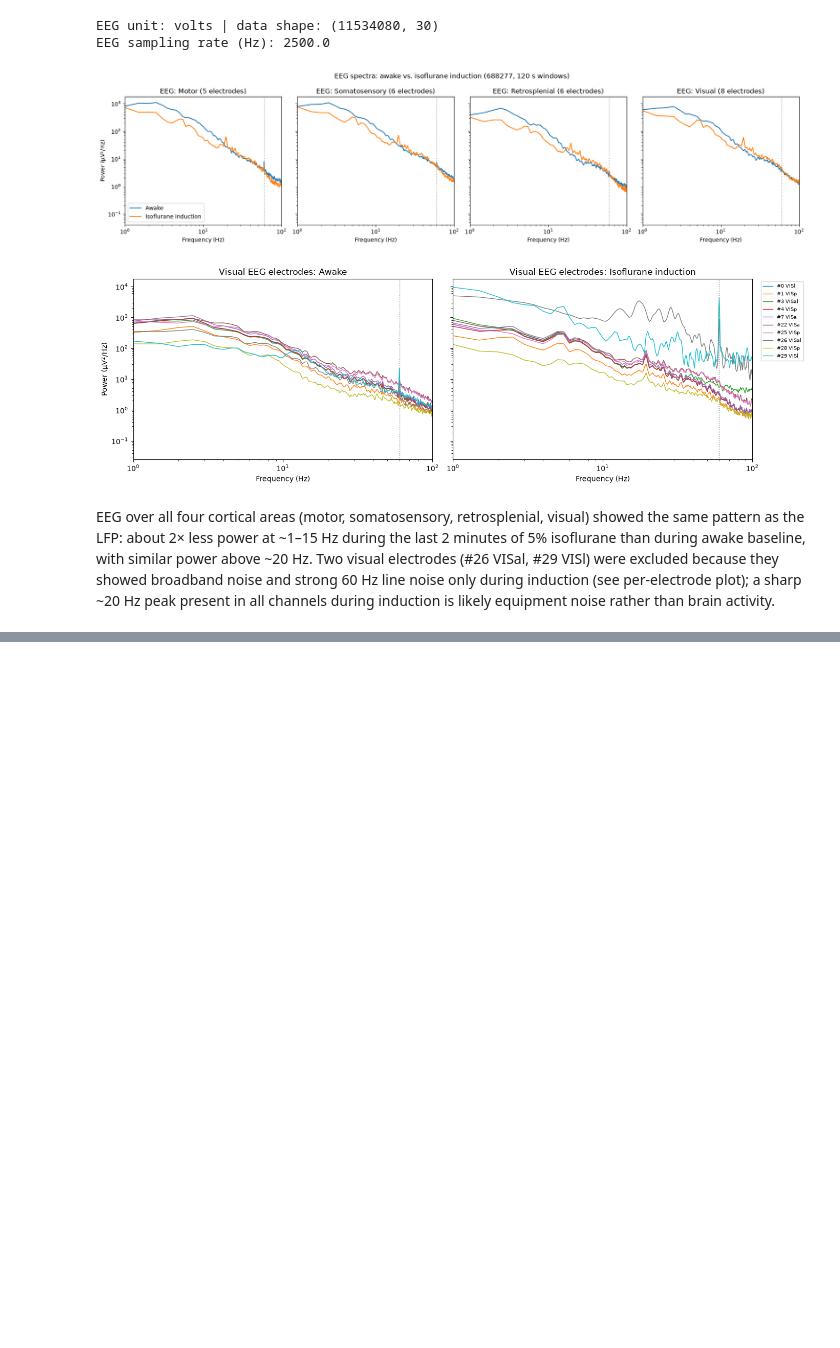
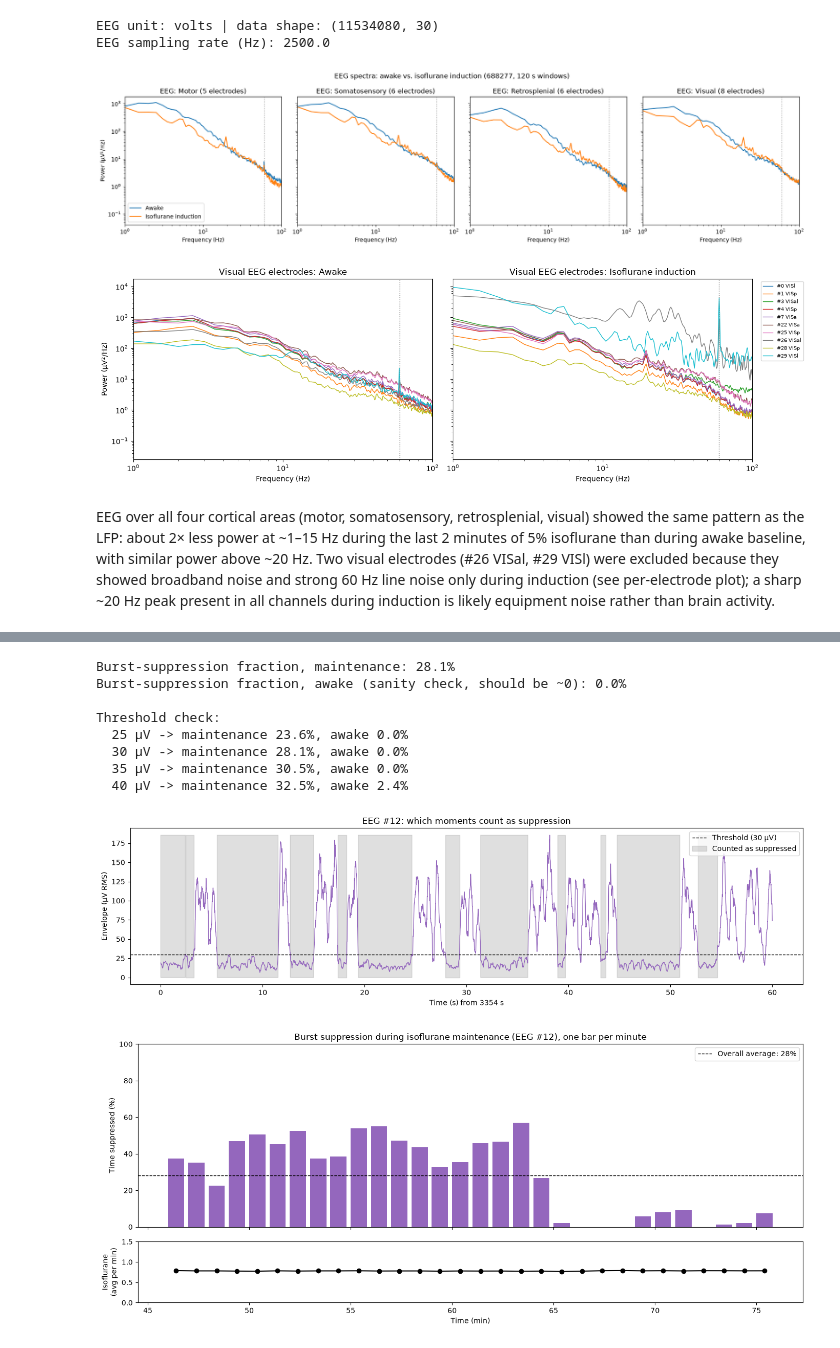
Before and after one commit to saasberkeley/dc-allen, a Jupyter notebook: src/visualization/lfp_region_spectra.ipynb, the cells around one changed output, grey strips where cells are left out. Saved outputs shown, nothing was run; the diff lists cells and outputs as text; code cells hidden in the pictures; blank space fills up the shorter version.

```diff
--- a/src/visualization/lfp_region_spectra.ipynb
+++ b/src/visualization/lfp_region_spectra.ipynb
@@ -456,0 +528,79 @@ EEG over all four cortical areas (motor, somatosensory, retrosplenial, visual) s
+# %%
+THRESH = 30        # µV RMS: valley of maintenance histogram (31.6 µV); only 1.3% of awake below it
+MIN_DUR = 0.5      # seconds: must stay quiet at least this long to count as suppression
+
+def suppression_mask(env, fs, thresh=THRESH, min_dur=MIN_DUR):
+    """True wherever the signal stays below threshold for at least min_dur seconds."""
+    below = env < thresh
+    edges = np.diff(np.concatenate([[0], below.astype(int), [0]]))
+    starts, ends = np.where(edges == 1)[0], np.where(edges == -1)[0]
+    mask = np.zeros(len(env), dtype=bool)
+    for s, e in zip(starts, ends):
+        if (e - s) / fs >= min_dur:
+            mask[s:e] = True
+    return mask
+
+supp_m = suppression_mask(env_m, fs_env)
+supp_a = suppression_mask(env_a, fs_env)
+print(f"Burst-suppression fraction, maintenance: {supp_m.mean():.1%}")
+print(f"Burst-suppression fraction, awake (sanity check, should be ~0): {supp_a.mean():.1%}")
+
+# Robustness: does the answer change much with the threshold?
+print("\nThreshold check:")
+for th in [25, 30, 35, 40]:
+    print(f"  {th} µV -> maintenance {suppression_mask(env_m, fs_env, thresh=th).mean():.1%}, "
+          f"awake {suppression_mask(env_a, fs_env, thresh=th).mean():.1%}")
+
+# Minute-by-minute fraction
+n_per = int(60 * fs_env)
+n_min = len(supp_m) // n_per
+bsr_by_min = supp_m[: n_min * n_per].reshape(n_min, n_per).mean(axis=1)
+t_min = (MAINT_START + (np.arange(n_min) + 0.5) * 60) / 60     # center of each minute, in minutes
+
+# Figure 1: check which moments count as suppression (same 60 s as before)
+fig, ax = plt.subplots(figsize=(14, 4))
+ax.plot(t_env[sel] - t0, env_m[sel], color="tab:purple", lw=1)
+ax.axhline(THRESH, color="black", ls="--", lw=1, label=f"Threshold ({THRESH} µV)")
+ax.fill_between(t_env[sel] - t0, 0, env_m[sel].max(), where=supp_m[sel],
+                color="gray", alpha=0.25, label="Counted as suppressed")
+ax.set_xlabel(f"Time (s) from {t0:.0f} s")
+ax.set_ylabel("Envelope (µV RMS)")
+ax.set_title(f"EEG #{mot}: which moments count as suppression")
+ax.legend(loc="upper right")
+plt.tight_layout()
+plt.show()
+
+# Figure 2: suppression % per minute, with the (averaged) isoflurane level underneath
+iso_by_min = np.array([
+    iso_vals[(iso_t >= MAINT_START + i * 60) & (iso_t < MAINT_START + (i + 1) * 60)].mean()
+    for i in range(n_min)
+])
+
+fig, (ax1, ax2) = plt.subplots(2, 1, figsize=(14, 6), sharex=True,
+                               gridspec_kw={"height_ratios": [3, 1]})
+ax1.bar(t_min, bsr_by_min * 100, width=0.8, color="tab:purple")
+ax1.axhline(supp_m.mean() * 100, color="black", ls="--", lw=1,
+            label=f"Overall average: {supp_m.mean():.0%}")
+ax1.set_ylim(0, 100)
+ax1.set_ylabel("Time suppressed (%)")
+ax1.set_title(f"Burst suppression during isoflurane maintenance (EEG #{mot}), one bar per minute")
+ax1.legend(loc="upper right")
+
+ax2.plot(t_min, iso_by_min, "o-", color="black")
+ax2.set_ylim(0, 1.5)
+ax2.set_ylabel("Isoflurane\n(avg per min)")
+ax2.set_xlabel("Time (min)")
+
+plt.tight_layout()
+plt.show()
+# %% [output]
+Burst-suppression fraction, maintenance: 28.1%
+Burst-suppression fraction, awake (sanity check, should be ~0): 0.0%
+
+Threshold check:
+  25 µV -> maintenance 23.6%, awake 0.0%
+  30 µV -> maintenance 28.1%, awake 0.0%
+  35 µV -> maintenance 30.5%, awake 0.0%
+  40 µV -> maintenance 32.5%, awake 2.4%
+[figure, added]
+[figure, added]
```
Also changed, not shown: parts of 12 cells of this notebook.
